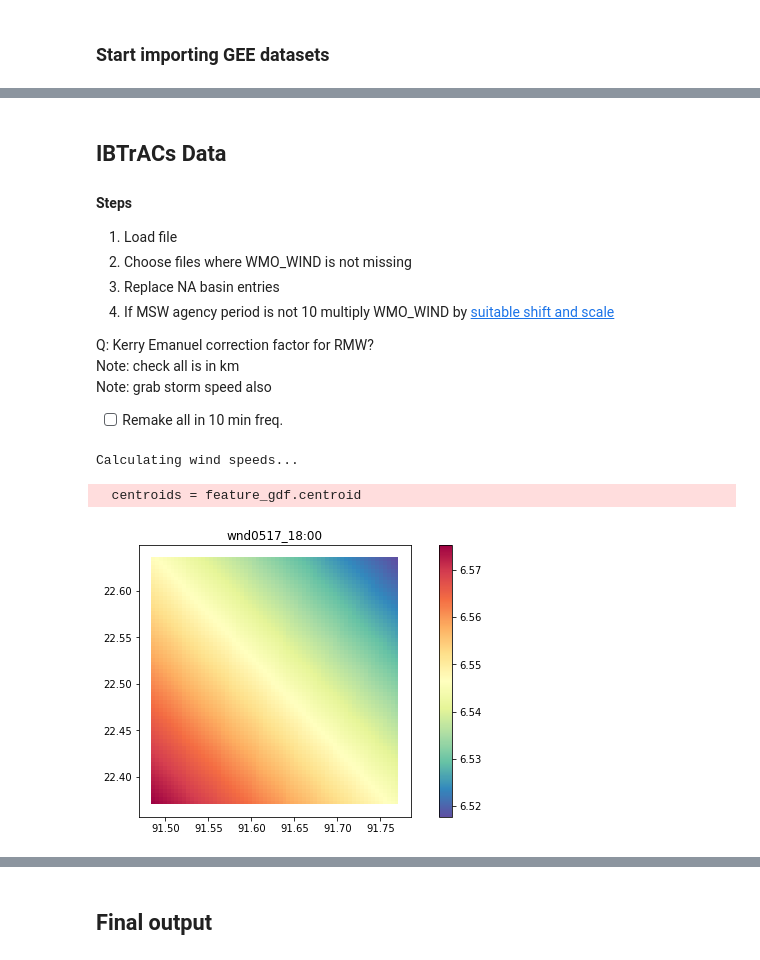
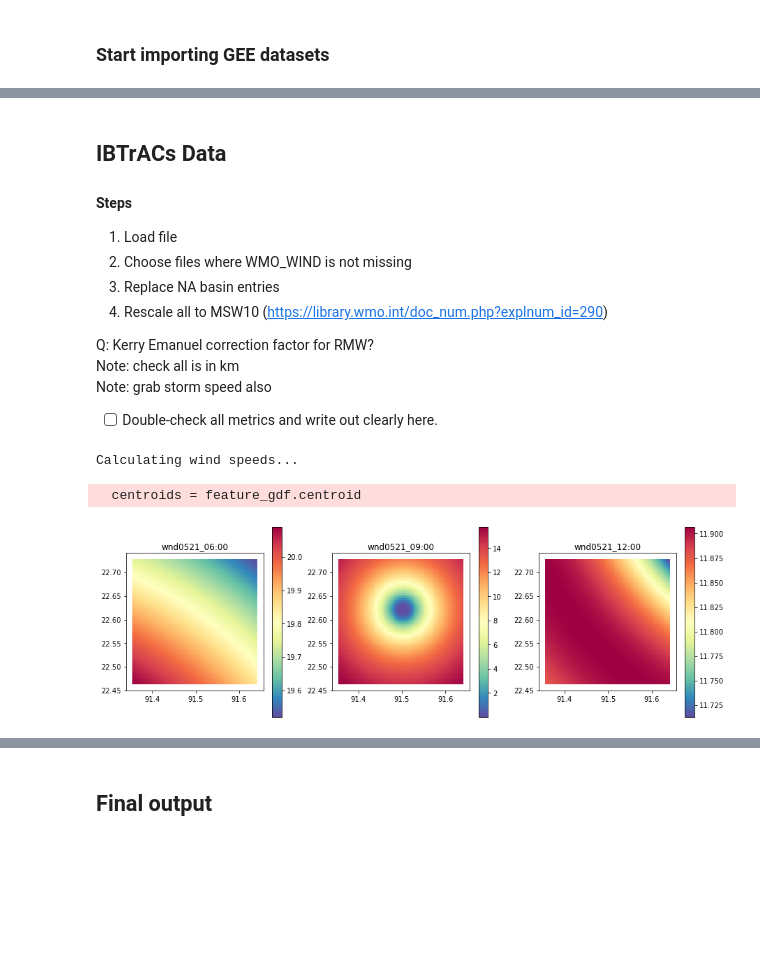
Before and after one commit to alisonpeard/hybridmodels, a Jupyter notebook: python/A. Data Acquisition.ipynb, the cells around one changed output, grey strips where cells are left out. Cells and saved outputs as stored; diff of their text form; code cells hidden in the pictures; blank space fills up the shorter version.

```diff
--- a/python/A. Data Acquisition.ipynb
+++ b/python/A. Data Acquisition.ipynb
@@ -190,10 +180,12 @@ if "gebco" not in feature_gdf or recalculate:
                       .select("b1")
                       .median()
                       .clip(aoi_ee)
-                      .unmask(-999))
+                      .unmask(999))
+
+    ocean = gebco.lte(0)
 
     # Add reducer output to features
-    mean_gebco = gebco.reduceRegions(collection=grid_ee,
+    mean_gebco = gebco.mask(ocean).unmask(0).reduceRegions(collection=grid_ee,
                                              reducer=ee.Reducer.mean(),
                                              scale=400)
 
@@ -409,24 +447,26 @@ Masking out mangrove presence...
 1. Load file
 2. Choose files where WMO_WIND is not missing
 3. Replace NA basin entries
-4. If MSW agency period is not 10 multiply WMO_WIND by [suitable shift and scale](https://library.wmo.int/doc_num.php?explnum_id=290)
+4. Rescale all to MSW10
+(https://library.wmo.int/doc_num.php?explnum_id=290)
 
 
 Q: Kerry Emanuel correction factor for RMW? <br>
 Note: check all is in km <br>
 Note: grab storm speed also
-- [ ] Remake all in 10 min freq.
+- [ ] Double-check all metrics and write out clearly here.
 # %%
 # takes ages...
+recalculate=True
 feature_gdf = gpd.read_file(join(indir, f'feature_stats_{subregion}_{stagger}.shp'))
 
-# check if wind data already calculated
 if not any("wnd" in col for col in feature_gdf.columns) or recalculate:
     print("Calculating wind speeds...")
-    ibtracs_gdf = gpd.read_file(join(wd, "ibtracs.csv"))[1:].replace(" ", np.nan)
-    ibtracs_gdf = ibtracs_gdf[ibtracs_gdf.NAME == storm.upper()]
-    units_df = pd.read_csv(join(wd, "ibtracs.csv"), dtype=str, header=0)[0:1]
-    if len(ibtracs_gdf)==0:
+    if year > 2017:
+        ibtracs_gdf = gpd.read_file(join(wd, "ibtracs.csv"))[1:].replace(" ", np.nan)
+        ibtracs_gdf = ibtracs_gdf[ibtracs_gdf.NAME == storm.upper()]
+        units_df = pd.read_csv(join(wd, "ibtracs.csv"), dtype=str, header=0)[0:1]
+    else:
         ibtracs_gdf = gpd.read_file(join(wd, "ibtracs1.csv"))[1:].replace(" ", np.nan)
         ibtracs_gdf = ibtracs_gdf[ibtracs_gdf.NAME == storm.upper()]
         units_df = pd.read_csv(join(wd, "ibtracs1.csv"), dtype=str, header=0)[0:1]
@@ -438,30 +478,28 @@ if not any("wnd" in col for col in feature_gdf.columns) or recalculate:
     ibtracs_gdf = ibtracs_gdf.set_crs("EPSG:4326")
     assert not ibtracs_gdf.BASIN.isna().any()
 
-    # from CLIMADA source code: rescale wind speeds to 10 min
+    # rescale wind speeds to MSW10
     for agency in IBTRACS_AGENCIES:
-        scale, shift = IBTRACS_AGENCY_1MIN_WIND_FACTOR[agency]
+        scale, shift = IBTRACS_AGENCY_10MIN_WIND_FACTOR[agency]
         ibtracs_gdf[f'{agency}_wind'.upper()] = pd.to_numeric(ibtracs_gdf[f'{agency}_wind'.upper()])
         ibtracs_gdf[f'{agency}_wind'.upper()] += shift
         ibtracs_gdf[f'{agency}_wind'.upper()] *= scale
 
-
-    # rescale WMO_WIND column
+    # rescale WMO_WIND column to MSW10
     def rescale_wmo(wind, agency):
         wind = float(wind)
         if wind > 0:
-            scale, shift = IBTRACS_AGENCY_1MIN_WIND_FACTOR[agency]
+            scale, shift = IBTRACS_AGENCY_10MIN_WIND_FACTOR[agency]
             return wind * scale + shift
         else:
             return np.nan
-
     ibtracs_gdf['WMO_WIND'] = ibtracs_gdf[['WMO_WIND', 'WMO_AGENCY']]\
         .apply(lambda x: rescale_wmo(x[0], x[1]), axis=1)
 
     # grab most-recorded wind speed if WMO not available
     if not ibtracs_gdf.WMO_WIND.isna().all():
         wind_col = "WMO_WIND"
-        agency = ibtracs_gdf["WMO_AGENCY"].mode()
+        # agency = ibtracs_gdf["WMO_AGENCY"].mode()
         pressure_col = f"WMO_PRES"
         rmw_col = f"USA_RMW"  # double-check this, unsure
     else:
@@ -469,7 +507,6 @@ if not any("wnd" in col for col in feature_gdf.columns) or recalculate:
         agency = wind_col.split("_")[0]
         pressure_col = f"{agency}_PRES"
         rmw_col = f"{agency}_RMW"
-
     ibtracs_gdf = ibtracs_gdf.dropna(subset=wind_col).reset_index()
 
     # fix timestamps formatting
@@ -481,7 +518,6 @@ if not any("wnd" in col for col in feature_gdf.columns) or recalculate:
         else:
             newtime = f"{date} {time}"
             newtimes.append(newtime)
-
 
     # start calculating wind field
     centroids = feature_gdf.centroid
@@ -541,17 +577,21 @@ if not any("wnd" in col for col in feature_gdf.columns) or recalculate:
 else:
     timemask = ["wnd" in col for col in feature_gdf.columns]
     timestamps = feature_gdf.columns[timemask]
+
+recalculate = False
 # %% [output]
 Calculating wind speeds...
   centroids = feature_gdf.centroid
 # %%
-# preview one time stamp
-timestamp = timestamps[3]
-fig, ax = plt.subplots(1, 1, figsize=(10, 5))
-feature_gdf.plot(column=timestamp, ax=ax, cmap="Spectral_r", legend=True)
-ax.set_title(f"{timestamp}:00");
+# preview three time stamps
+
+fig, ax = plt.subplots(1, 3, figsize=(15, 5))
+for i, t in enumerate([26, 27, 28]):
+    timestamp = timestamps[t]
+    feature_gdf.plot(column=timestamp, ax=ax[i], cmap="Spectral_r", legend=True)
+    ax[i].set_title(f"{timestamp}:00");
 # %% [output]
-[figure, old version]
+[figure, new version]
 # %%
 # preview the average wind field
 fig, ax = plt.subplots(1, 1)
```
Also changed, not shown: parts of 17 cells of this notebook, 5 other files.
